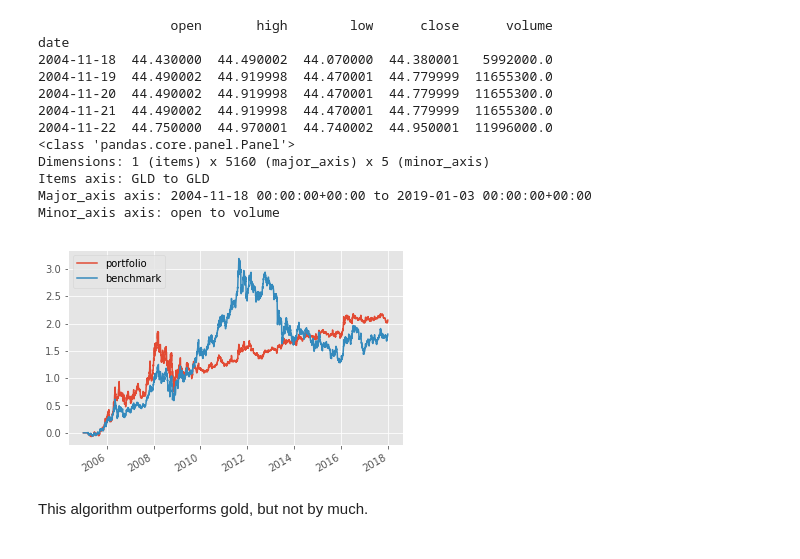
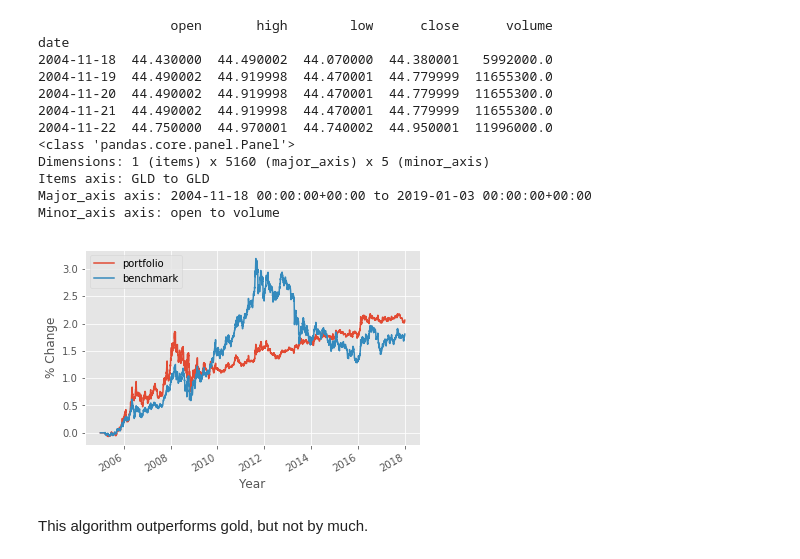
Before and after one commit to colesussmeier/Financial-Analysis-With-Python, a Jupyter notebook: GoldAlgorithm.ipynb, the cells around one changed output. Cells and saved outputs as stored; diff of their text form; code cells hidden in the pictures.

```diff
--- a/GoldAlgorithm.ipynb
+++ b/GoldAlgorithm.ipynb
@@ -101,7 +101,7 @@ def handle_data(context, data):
         pass
 
     #federal funds rate
-    if get_indicator_val('FFR_dy/dx', day_count) > 0:
+    if get_indicator_val('FFR_dy/dt', day_count) > 0:
         buy_pct += 1
         pass
 
@@ -119,7 +119,7 @@ Local csv file of GLD, a gold ETF, is put into a format that the algorithm can h
 The price of gold is not used here because I could not find any free data that had the correct OHLCV format that Zipline needs to backtest. This gold ETF is highly correlated with the price of gold so it will work for now.
 # %%
 data = OrderedDict()
-data['GLD'] = pd.read_csv("GLD.csv")
+data['GLD'] = pd.read_csv("data/GLD.csv")
 data['GLD'].set_index('date', inplace=True)
 data['GLD'].drop('adj close', axis=1, inplace=True)
 
@@ -159,14 +159,17 @@ perf = zipline.run_algorithm(start=datetime(start.year, start.month, start.day,
 # %%
 #plot results
 style.use("ggplot")
 
 perf.portfolio_value.pct_change().fillna(0).add(1).cumprod().sub(1).plot(label='portfolio')
 perf.GLD.pct_change().fillna(0).add(1).cumprod().sub(1).plot(label='benchmark')
+plt.xlabel("Year")
+plt.ylabel("% Change")
 plt.legend(loc=2)
 
+
 plt.show()
 # %% [output]
-[figure, old version]
+[figure, new version]
 # %% [markdown]
 This algorithm outperforms gold, but not by much.
 # %%
```
Also changed, not shown: parts of 1 cell of this notebook, 2 other files.
